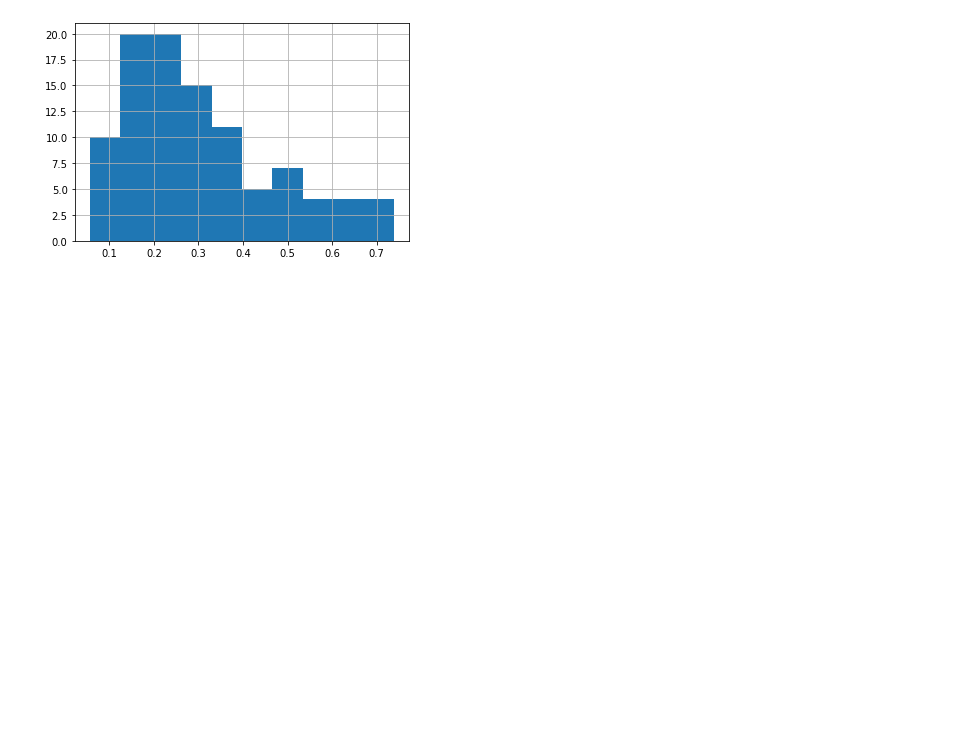
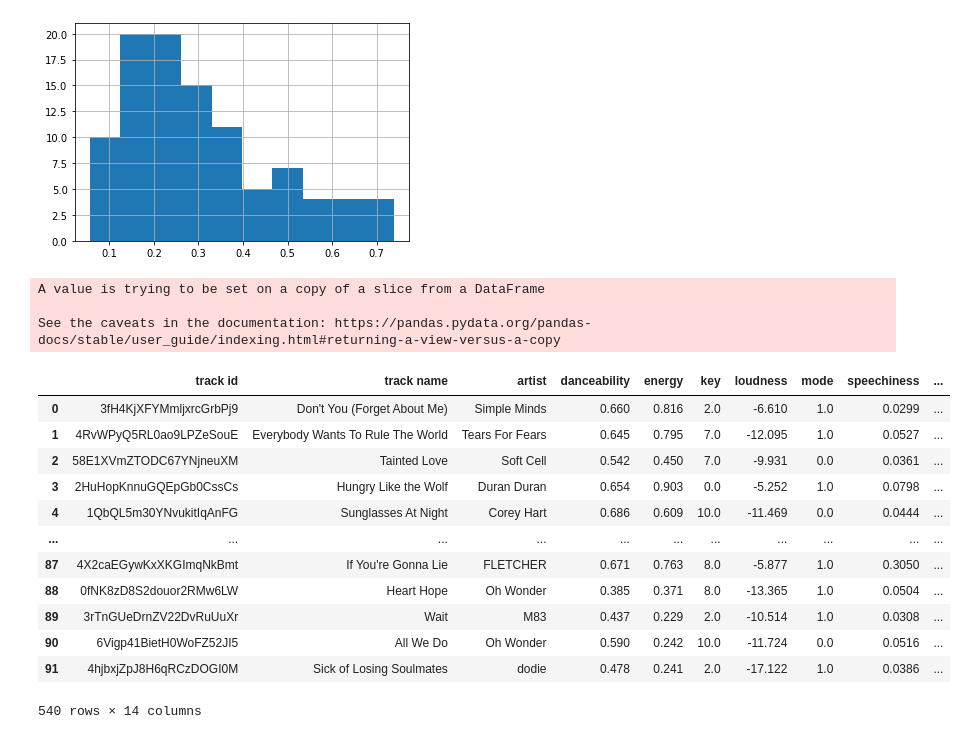
Before and after one commit to sejaldua/snorkel-music, a Jupyter notebook: dataset_creation.ipynb, the cells around one changed output. Saved outputs shown, nothing was run; the diff lists cells and outputs as text; code cells hidden in the pictures; blank space fills up the shorter version.

```diff
--- a/dataset_creation.ipynb
+++ b/dataset_creation.ipynb
@@ -91,3 +118,29 @@ df2['energy'].hist()
 # %% [output]
 <matplotlib.axes._subplots.AxesSubplot at 0x...>
 [figure]
+# %%
+train_df1 = create_augmented_df('spotify:playlist:37i9dQZF1DX7KNKjOK0o75') # have a great day
+train_df2 = create_augmented_df('spotify:playlist:37i9dQZF1DX3rxVfibe1L0') # mood booster
+train_df3 = create_augmented_df('spotify:playlist:37i9dQZF1DX4fpCWaHOned') # confidence boost
+train_df4 = create_augmented_df('spotify:playlist:37i9dQZF1DX6xZZEgC9Ubl') # tear drop
+train_df5 = create_augmented_df('spotify:playlist:37i9dQZF1DX59NCqCqJtoH') # idk.
+train_df6 = create_augmented_df('spotify:playlist:37i9dQZF1DWSqBruwoIXkA') # down in the dumps
+df_train = pd.concat([train_df1, train_df2, train_df3, train_df4, train_df5, train_df6])
+df_train
+# %% [output]
+A value is trying to be set on a copy of a slice from a DataFrame
+
+See the caveats in the documentation: https://pandas.pydata.org/pandas-docs/stable/user_guide/indexing.html#returning-a-view-versus-a-copy
+|  | track id | track name | artist | danceability | energy | key | loudness | mode | speechiness | ... |
+| 0 | 3fH4KjXFYMmljxrcGrbPj9 | Don't You (Forget About Me) | Simple Minds | 0.660 | 0.816 | 2.0 | -6.610 | 1.0 | 0.0299 | ... |
+| 1 | 4RvWPyQ5RL0ao9LPZeSouE | Everybody Wants To Rule The World | Tears For Fears | 0.645 | 0.795 | 7.0 | -12.095 | 1.0 | 0.0527 | ... |
+| 2 | 58E1XVmZTODC67YNjneuXM | Tainted Love | Soft Cell | 0.542 | 0.450 | 7.0 | -9.931 | 0.0 | 0.0361 | ... |
+| 3 | 2HuHopKnnuGQEpGb0CssCs | Hungry Like the Wolf | Duran Duran | 0.654 | 0.903 | 0.0 | -5.252 | 1.0 | 0.0798 | ... |
+| 4 | 1QbQL5m30YNvukitIqAnFG | Sunglasses At Night | Corey Hart | 0.686 | 0.609 | 10.0 | -11.469 | 0.0 | 0.0444 | ... |
+| ... | ... | ... | ... | ... | ... | ... | ... | ... | ... | ... |
+| 87 | 4X2caEGywKxXKGImqNkBmt | If You're Gonna Lie | FLETCHER | 0.671 | 0.763 | 8.0 | -5.877 | 1.0 | 0.3050 | ... |
+| 88 | 0fNK8zD8S2douor2RMw6LW | Heart Hope | Oh Wonder | 0.385 | 0.371 | 8.0 | -13.365 | 1.0 | 0.0504 | ... |
+| 89 | 3rTnGUeDrnZV22DvRuUuXr | Wait | M83 | 0.437 | 0.229 | 2.0 | -10.514 | 1.0 | 0.0308 | ... |
+| 90 | 6Vigp41BietH0WoFZ52JI5 | All We Do | Oh Wonder | 0.590 | 0.242 | 10.0 | -11.724 | 0.0 | 0.0516 | ... |
+| 91 | 4hjbxjZpJ8H6qRCzDOGI0M | Sick of Losing Soulmates | dodie | 0.478 | 0.241 | 2.0 | -17.122 | 1.0 | 0.0386 | ... |
+540 rows × 14 columns
```
Also changed, not shown: parts of 6 cells of this notebook, 1 other file.
